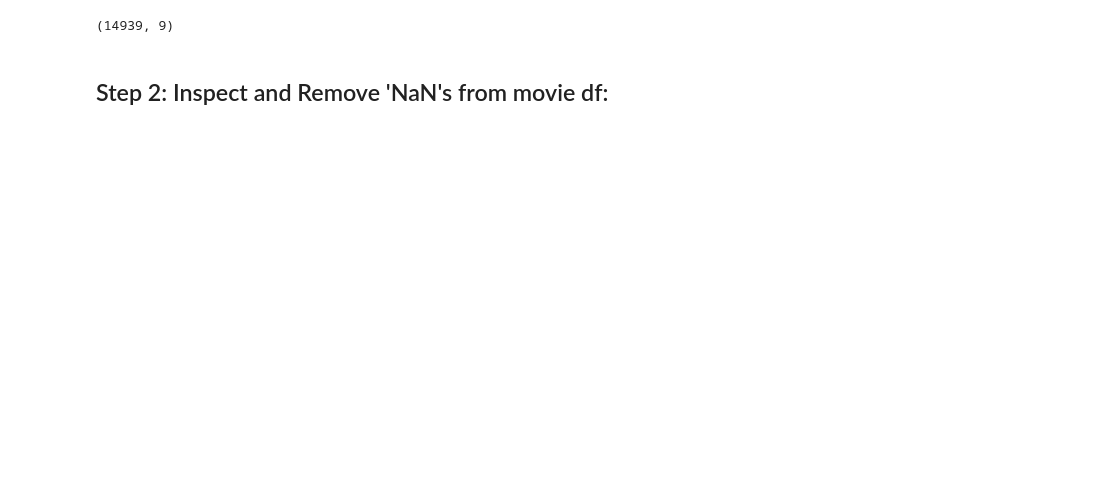
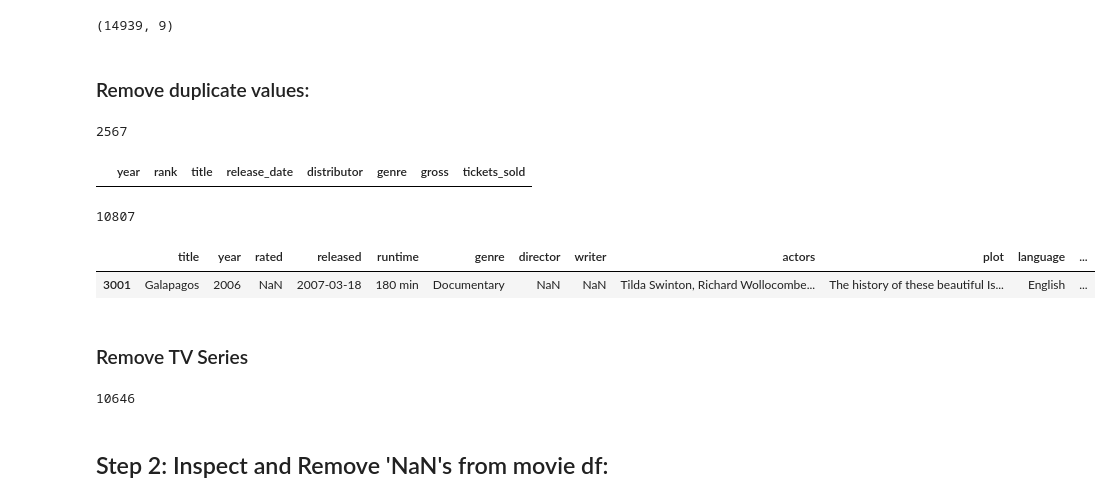
Before and after one commit to rolex-price-estimator/Gross-Movie-Revenues, a Jupyter notebook: src/model/Movie Revenue Project - Data Cleaning and Modeling 12-05-22.ipynb, the cells around one changed output. Saved outputs shown, nothing was run; the diff lists cells and outputs as text; code cells hidden in the pictures; blank space fills up the shorter version.

```diff
--- a/src/model/Movie Revenue Project - Data Cleaning and Modeling 12-05-22.ipynb
+++ b/src/model/Movie Revenue Project - Data Cleaning and Modeling 12-05-22.ipynb
@@ -41,4 +48,4 @@ Connection created successfully.
 # %%
-# df is the movie_info dataframe
-df = pd.read_sql_query("SELECT * from movieinfo", con=engine, parse_dates = ['released'])
+# df is the movies_info dataframe
+df = pd.read_sql_query("SELECT * from moviesinfo", con=engine, parse_dates = ['released'])
 # %%
@@ -56,0 +69,38 @@ df_revenue.shape
+# %%
+# Replace 'NaN' strings and 'N/A' strings with none type in both dataframes
+df = df.replace('NaN', np.nan)
+df = df.replace('N/A', np.nan)
+df_revenue = df_revenue.replace('NaN', np.nan)
+df_revenue = df_revenue.replace('N/A', np.nan)
+# %% [markdown]
+### Remove duplicate values:
+# %%
+# There are 2,567 duplicate values
+len(df[df.duplicated()])
+# %% [output]
+2567
+# %%
+# No duplicate values in df_revenue!
+df_revenue[df_revenue.duplicated()]
+# %% [output]
+|  | year | rank | title | release_date | distributor | genre | gross | tickets_sold |
+# %%
+# Drop duplicates
+df = df.drop_duplicates(subset = ['title', 'released'])
+# %%
+# Now we have 10,807 observations with movie info
+len(df)
+# %% [output]
+10807
+# %%
+df[df['title'] == 'Galapagos']
+# %% [output]
+|  | title | year | rated | released | runtime | genre | director | writer | actors | plot | language | ... |
+| 3001 | Galapagos | 2006 | NaN | 2007-03-18 | 180 min | Documentary | NaN | NaN | Tilda Swinton, Richard Wollocombe... | The history of these beautiful Is... | English | ... |
+# %% [markdown]
+### Remove TV Series
+# %%
+# 10,646 observations are NOT TV series
+len(df[df['seasons'].isna()])
+# %% [output]
+10646
```
Also changed, not shown: parts of 38 cells of this notebook, 1 other file.
